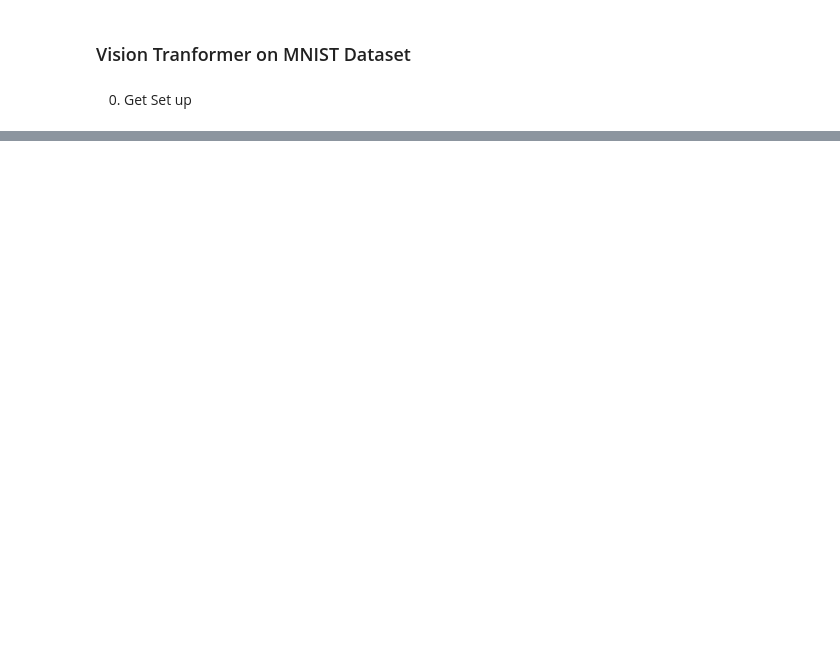
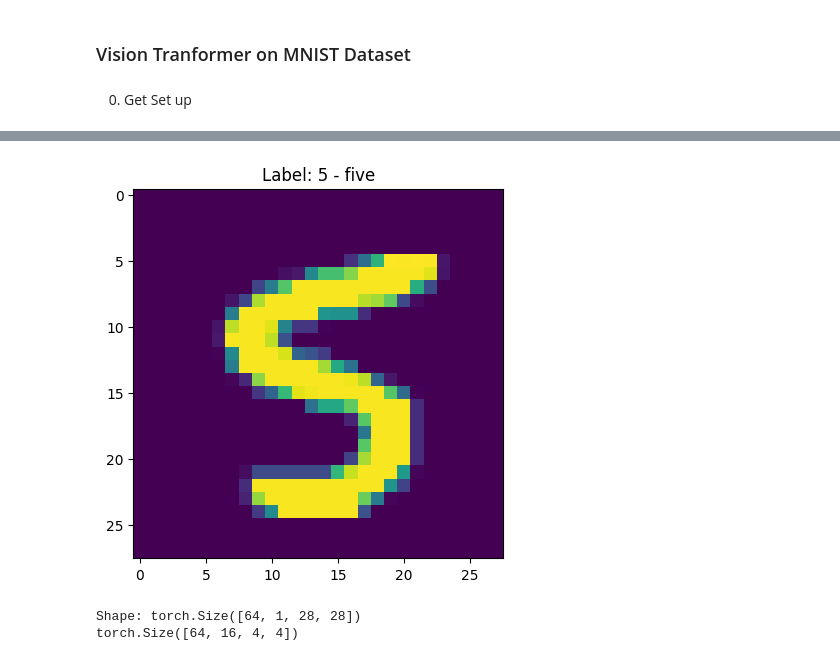
Before and after one commit to prashantiyaramareddy/AI-ML-Learnings, a Jupyter notebook: ComputerVision/VisionTransformer.ipynb, the cells around one changed output, grey strips where cells are left out. Drawn from its saved outputs; the diff is of its cells as text; code cells hidden in the pictures; blank space fills up the shorter version.

```diff
--- a/ComputerVision/VisionTransformer.ipynb
+++ b/ComputerVision/VisionTransformer.ipynb
@@ -25,0 +25,15 @@ Successfully installed torchinfo-1.8.0
+# %%
+# variables
+batch_size = 64
+img_size = 28
+patch_size = 7
+num_channels = 1
+num_patches = (img_size // patch_size) ** 2
+num_heads = 1
+embed_dim = 16
+mlp_dim = 16
+transformer_units = 1
+num_classes = 10
+# %%
+trainset = torchvision.datasets.MNIST(root='./data', train=True, download=True, transform=transforms.ToTensor())
+valset = torchvision.datasets.MNIST(root='./data', train=False, download=True, transform=transforms.ToTensor())
@@ -25,0 +42,5 @@ Successfully installed torchinfo-1.8.0
+# %%
+train_dataloader = dataloader(trainset, batch_size=batch_size, shuffle=True)
+val_dataloader = dataloader(valset, batch_size=batch_size, shuffle=True)
+class_names = trainset.classes
+class_names
@@ -25,0 +58,23 @@ Successfully installed torchinfo-1.8.0
+# %%
+# Visualize a single image
+
+# Get a Batch of images
+images, labels = next(iter(train_dataloader))
+
+# Get a single image from the batch
+image = images[0]
+label = labels[0]
+
+# Plot the image
+plt.imshow(image.permute(1, 2, 0))
+plt.title(f"Label: {class_names[label]}")
+plt.show()
+print(f"Shape: {images.shape}")
+
+patch_embed = nn.Conv2d(in_channels=num_channels, out_channels=embed_dim, kernel_size=patch_size, stride=patch_size)
+embedded_image = patch_embed(images)
+print(embedded_image.shape)
+# %% [output]
+[figure, added]
+Shape: torch.Size([64, 1, 28, 28])
+torch.Size([64, 16, 4, 4])
```
Also changed, not shown: parts of 13 cells of this notebook.
